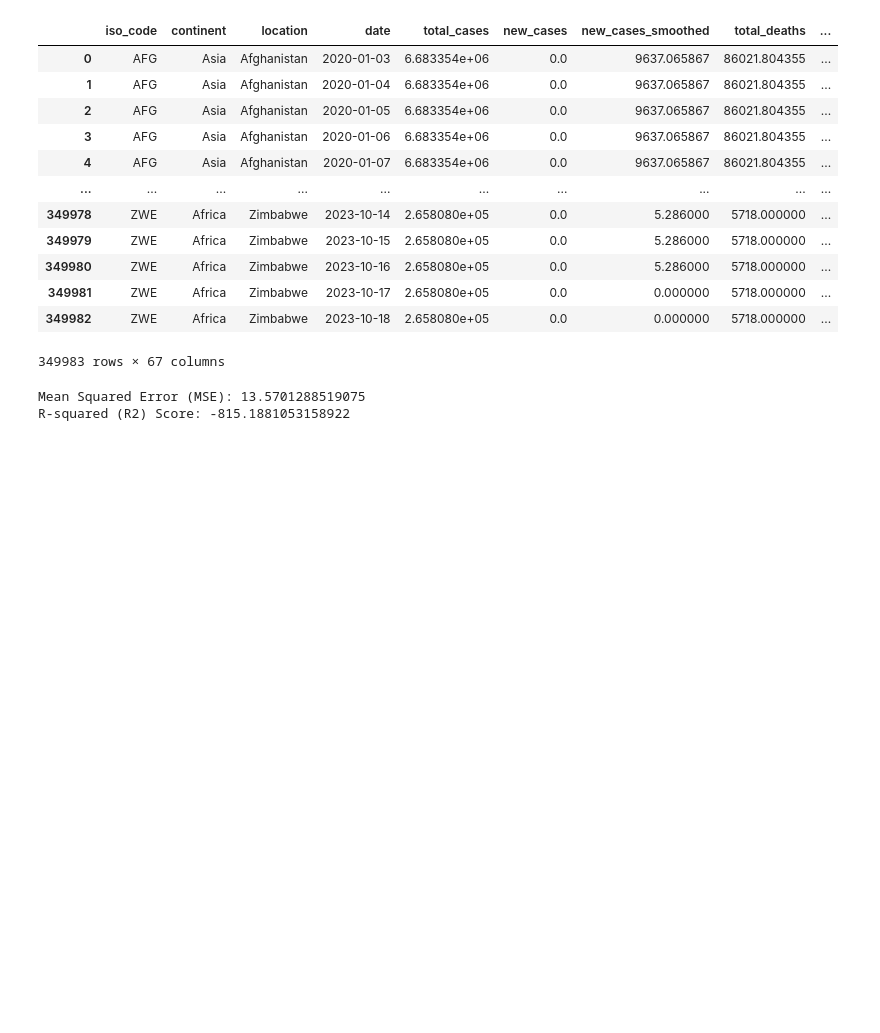
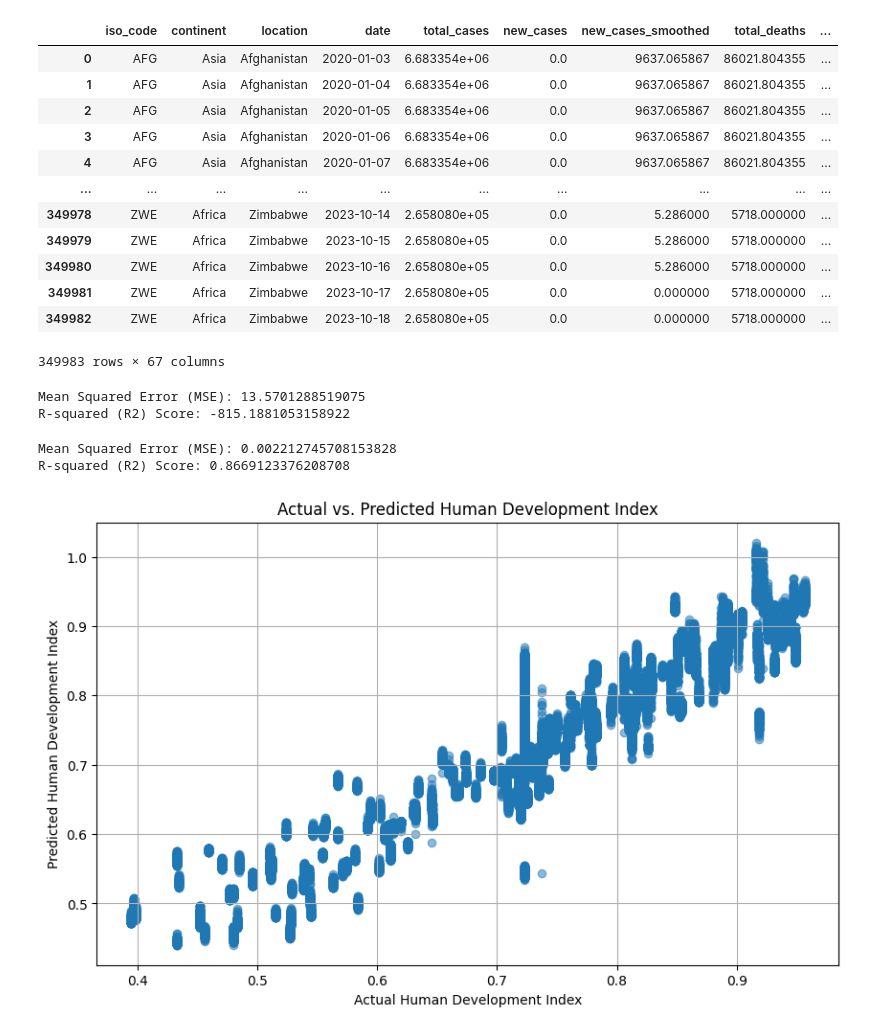
Before and after one commit to Tahmid-Amin/AI-Group_8, a Jupyter notebook: Models.ipynb, the cells around one changed output. Saved outputs shown, nothing was run; the diff lists cells and outputs as text; code cells hidden in the pictures; blank space fills up the shorter version.

Commit message:
added Linear Regression model

```diff
--- a/Models.ipynb
+++ b/Models.ipynb
@@ -142,3 +142,39 @@ print(f'R-squared (R2) Score: {r2}')
 # %% [output]
 Mean Squared Error (MSE): 13.5701288519075
 R-squared (R2) Score: -815.1881053158922
+# %%
+import pandas as pd
+from sklearn.model_selection import train_test_split
+from sklearn.linear_model import LinearRegression
+from sklearn.metrics import mean_squared_error, r2_score
+# Assuming 'human_development_index' is the target variable (y)
+X = df.select_dtypes(include=['number']).drop(columns=['human_development_index'])  # Select numerical columns, drop target
+y = df['human_development_index']
+
+# Split the data into a training set and a testing set (e.g., 80% training, 20% testing)
+X_train, X_test, y_train, y_test = train_test_split(X, y, test_size=0.2, random_state=42)
+# Create the Linear Regression model
+linear_regressor = LinearRegression()
+
+# Train the model on the training data
+linear_regressor.fit(X_train, y_train)
+y_pred = linear_regressor.predict(X_test)
+# Calculate the Mean Squared Error (MSE) and R-squared (R2) score
+mse = mean_squared_error(y_test, y_pred)
+r2 = r2_score(y_test, y_pred)
+
+print(f'Mean Squared Error (MSE): {mse}')
+print(f'R-squared (R2) Score: {r2}')
+
+# Create a scatter plot to visualize predictions
+plt.figure(figsize=(10, 6))
+plt.scatter(y_test, y_pred, alpha=0.5)
+plt.title('Actual vs. Predicted Human Development Index')
+plt.xlabel('Actual Human Development Index')
+plt.ylabel('Predicted Human Development Index')
+plt.grid(True)
+plt.show()
+# %% [output]
+Mean Squared Error (MSE): 0.002212745708153828
+R-squared (R2) Score: 0.8669123376208708
+[figure, added]
```
